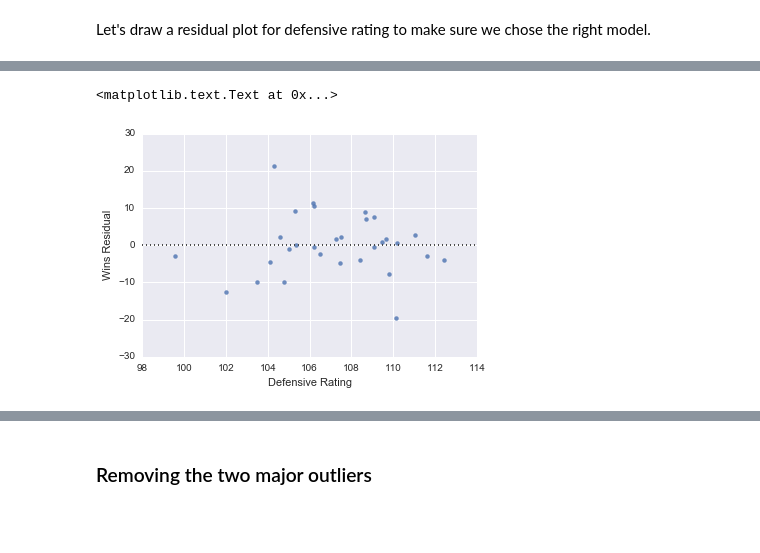
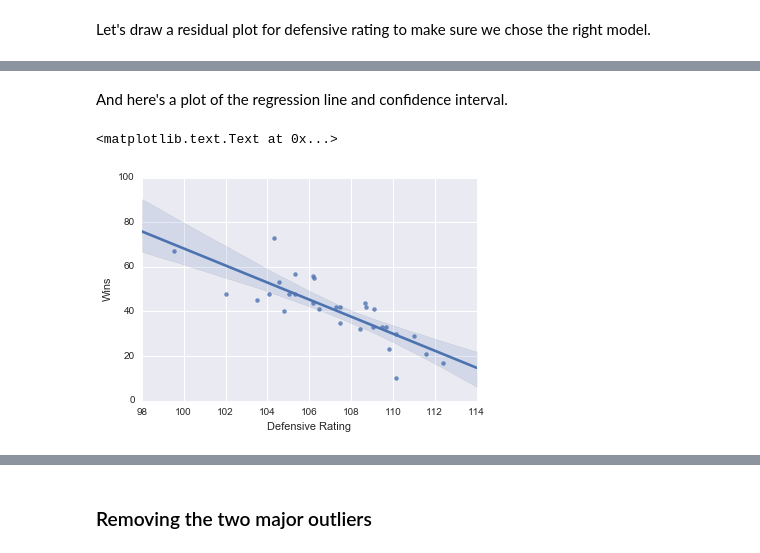
Before and after one commit to gagejustins/NBA, a Jupyter notebook: NBA_linear_single.ipynb, the cells around one changed output, grey strips where cells are left out. Drawn from its saved outputs; the diff is of its cells as text; code cells hidden in the pictures; blank space fills up the shorter version.

```diff
--- a/NBA_linear_single.ipynb
+++ b/NBA_linear_single.ipynb
@@ -76,7 +111,9 @@ Let's draw a residual plot for defensive rating to make sure we chose the right
+# %% [markdown]
+And here's a plot of the regression line and confidence interval.
 # %%
-sns.residplot(x=def_x, y=def_y)
+sns.regplot(x=df['DRtg'], y=df['W'])
 plt.xlabel('Defensive Rating')
-plt.ylabel('Wins Residual')
+plt.ylabel('Wins')
 # %% [output]
 <matplotlib.text.Text at 0x...>
-[figure, old version]
+[figure, new version]
```
Also changed, not shown: parts of 20 cells of this notebook.
